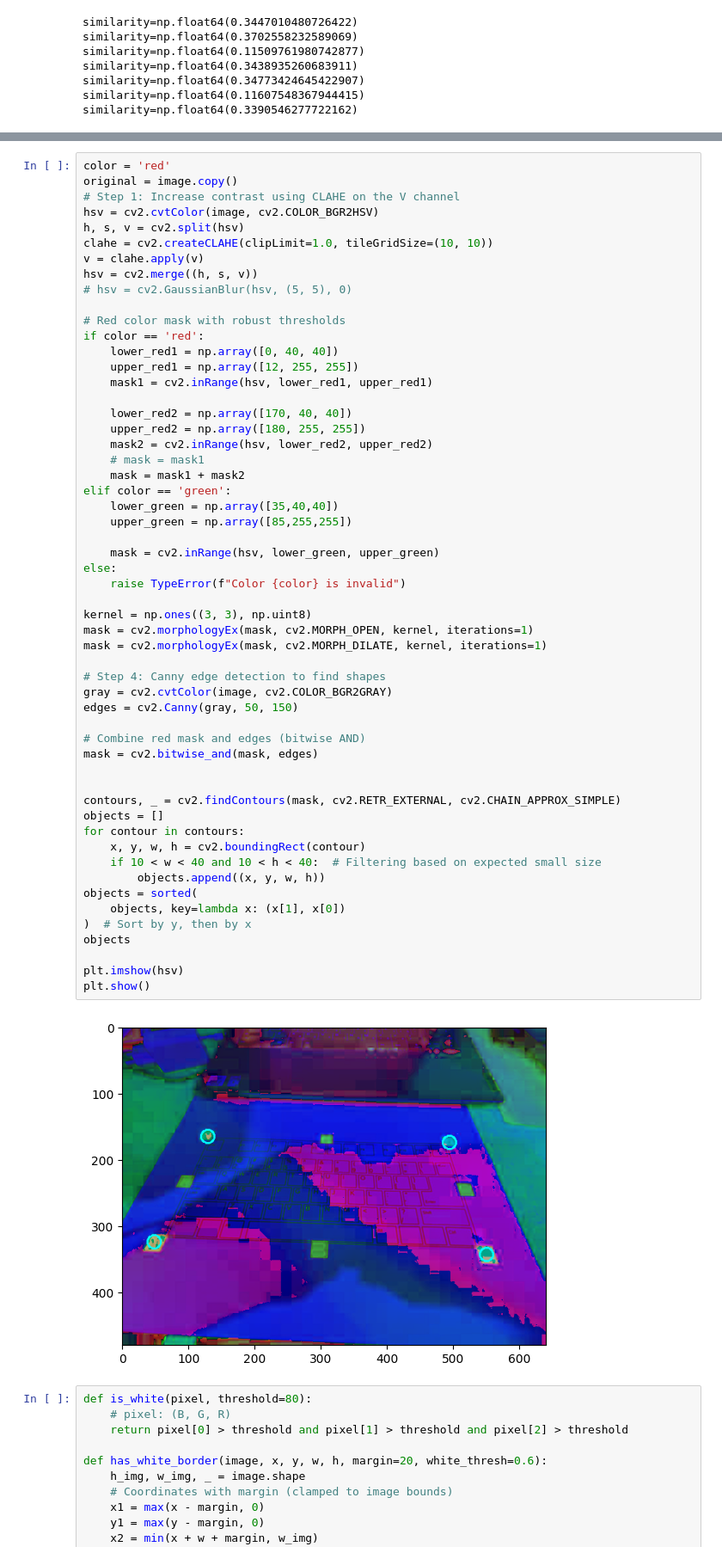
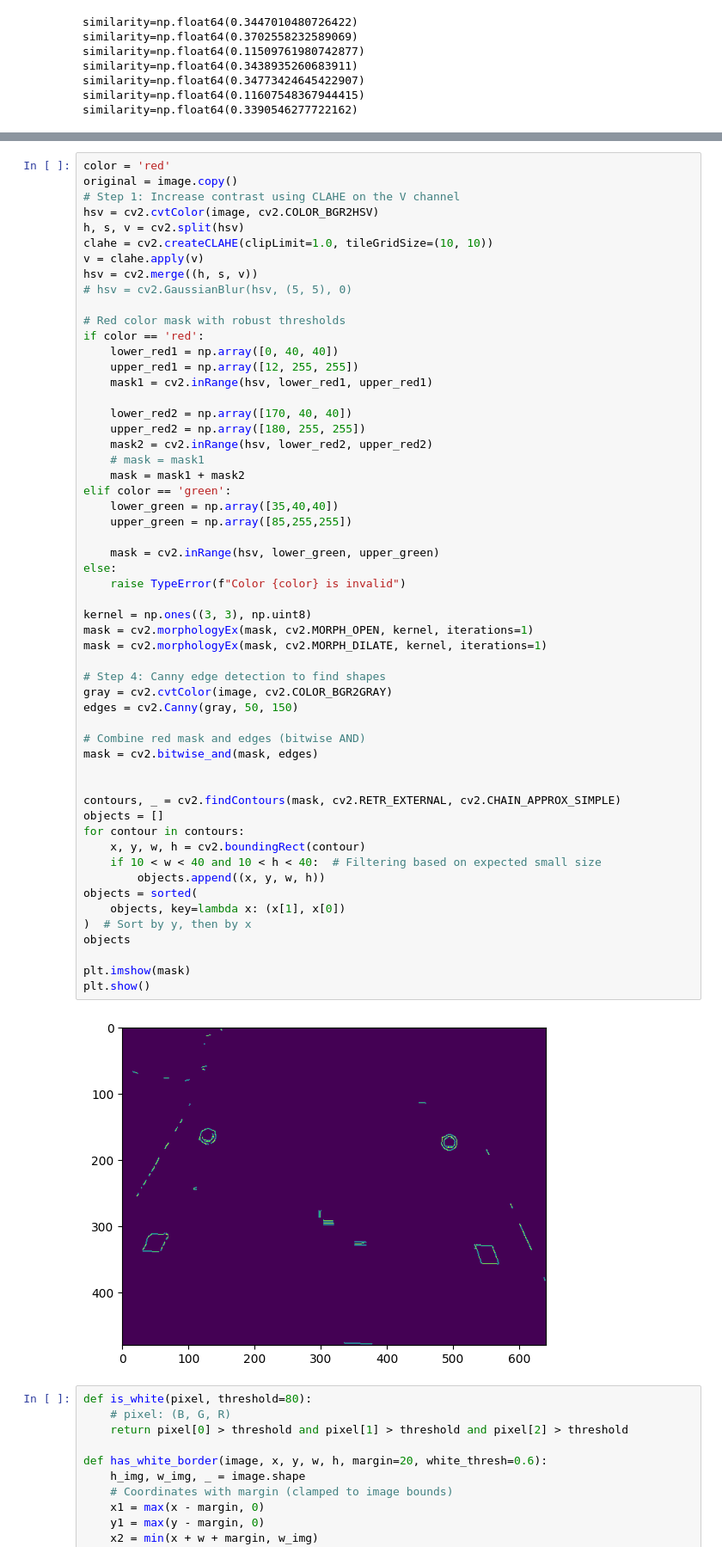
Before and after one commit to orslup/Project_A, a Jupyter notebook: manual_flow_test.ipynb, the cells around one changed output, grey strips where cells are left out. Shown at 86% size. Cells and saved outputs as stored; diff of their text form.

```diff
--- a/manual_flow_test.ipynb
+++ b/manual_flow_test.ipynb
@@ -120,35 +117,35 @@ elif color == 'green':
 
     mask = cv2.inRange(hsv, lower_green, upper_green)
 else:
     raise TypeError(f"Color {color} is invalid")
 
 kernel = np.ones((3, 3), np.uint8)
 mask = cv2.morphologyEx(mask, cv2.MORPH_OPEN, kernel, iterations=1)
 mask = cv2.morphologyEx(mask, cv2.MORPH_DILATE, kernel, iterations=1)
 
 # Step 4: Canny edge detection to find shapes
 gray = cv2.cvtColor(image, cv2.COLOR_BGR2GRAY)
 edges = cv2.Canny(gray, 50, 150)
 
 # Combine red mask and edges (bitwise AND)
 mask = cv2.bitwise_and(mask, edges)
 
 
 contours, _ = cv2.findContours(mask, cv2.RETR_EXTERNAL, cv2.CHAIN_APPROX_SIMPLE)
 objects = []
 for contour in contours:
     x, y, w, h = cv2.boundingRect(contour)
     if 10 < w < 40 and 10 < h < 40:  # Filtering based on expected small size
         objects.append((x, y, w, h))
 objects = sorted(
     objects, key=lambda x: (x[1], x[0])
 )  # Sort by y, then by x
 objects
 
-plt.imshow(hsv)
+plt.imshow(mask)
 plt.show()
 # %% [output]
-[figure, old version]
+[figure, new version]
 # %%
 def is_white(pixel, threshold=80):
     # pixel: (B, G, R)
```
Also changed, not shown: parts of 3 cells of this notebook, 3 other files.
